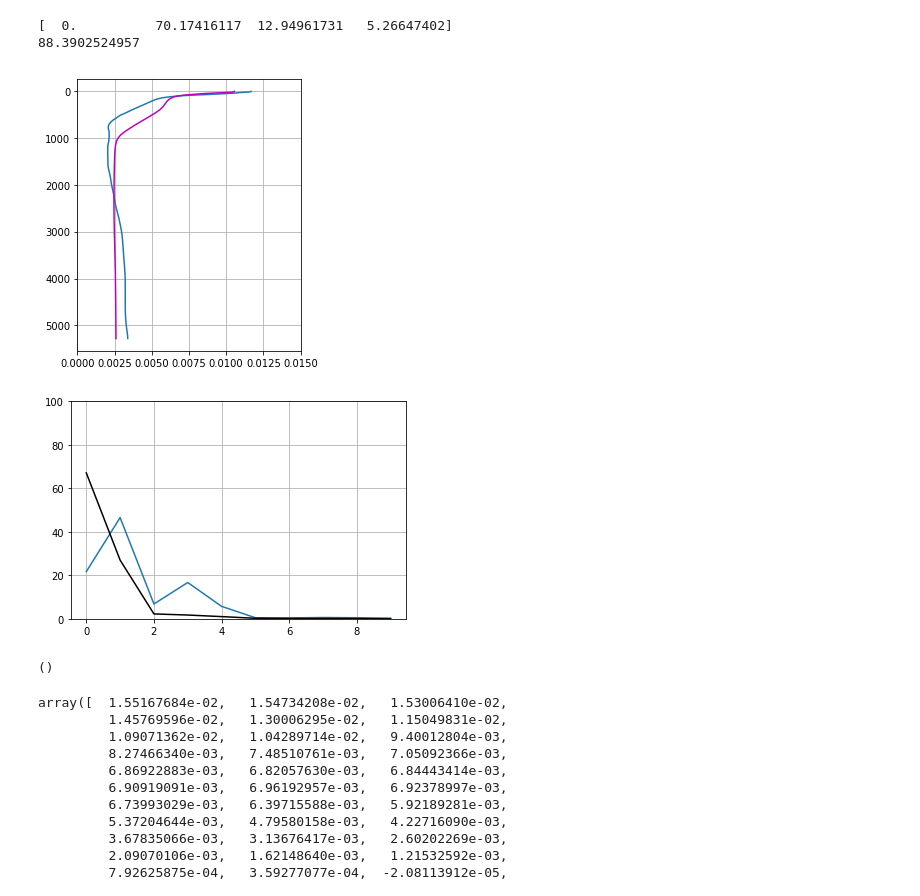
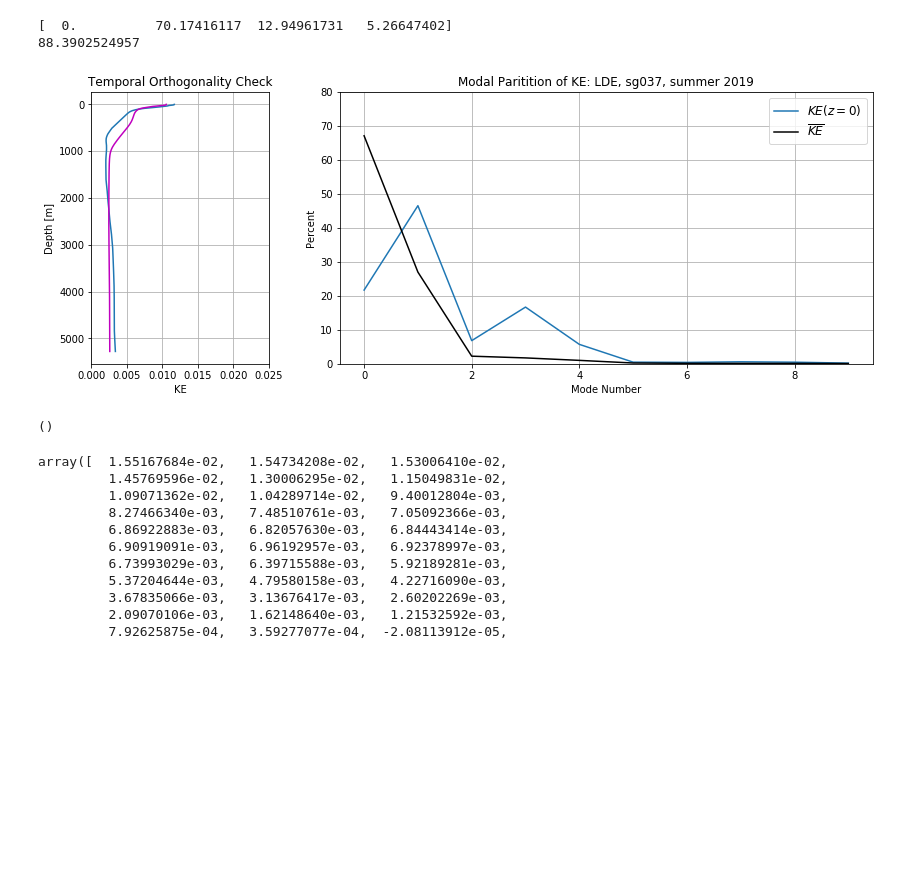
Before and after one commit to jakesteinberg/geostrophic_turbulence, a Jupyter notebook: bermuda_dg037_2019_mode_projections.ipynb, the cells around one changed output. Drawn from its saved outputs; the diff is of its cells as text; code cells hidden in the pictures; blank space fills up the shorter version.

Commit message:
ke fraction at the surface and older backup

```diff
--- a/bermuda_dg037_2019_mode_projections.ipynb
+++ b/bermuda_dg037_2019_mode_projections.ipynb
@@ -892,24 +888,34 @@ T_1 = np.nanmean(np.squeeze(np.nansum(mm, axis=2)**2), axis=0)
 T_2 = np.nanmean(mm2, axis=0)
 T_2_check = np.nanmean(np.nansum(mm2, axis=2), axis=0)
 # %%
-matplotlib.rcParams['figure.figsize'] = (4,5)
-f, ax = plt.subplots()
-ax.plot(T_1, grid)
-ax.plot(T_2_check, grid, color='m')
-ax.set_xlim([0, 0.015])
-ax.invert_yaxis()
+from matplotlib import gridspec
+fig0 = plt.figure(figsize=(14, 5))
+gs = gridspec.GridSpec(1, 2, width_ratios=[1, 3])
+ax0 = plt.subplot(gs[0])
+ax = plt.subplot(gs[1])
+
+ax0.plot(T_1, grid)
+ax0.plot(T_2_check, grid, color='m')
+ax0.set_xlim([0, 0.025])
+ax0.set_ylabel('Depth [m]')
+ax0.set_xlabel('KE')
+ax0.set_title('Temporal Orthogonality Check')
+ax0.invert_yaxis()
+ax0.grid()
+
+ax.plot(np.arange(0, 10), 100*T_2[0, 0:10]/np.nansum(T_2[0, :]), label=r'$KE(z=0)$')
+T_2_mean = np.nanmean(T_2, axis=0)
+ax.plot(np.arange(0, 10), 100*(T_2_mean[0:10]/np.nansum(T_2_mean)), color='k', label=r'$\overline{KE}$')
+ax.set_xlabel('Mode Number')
+ax.set_ylabel('Percent')
+ax.set_title('Modal Paritition of KE: LDE, sg037, summer 2019')
+handles, labels = ax.get_legend_handles_labels()
+ax.legend(handles, labels, fontsize=12)
+ax.set_ylim([0, 80])
 plot_pro(ax)
-
-matplotlib.rcParams['figure.figsize'] = (6,4)
-f, ax = plt.subplots()
-ax.plot(np.arange(0, 10), 100*T_2[0, 0:10]/np.nansum(T_2[0, :]))
-T_2_mean = np.nanmean(T_2, axis=0)
-ax.plot(np.arange(0, 10), 100*(T_2_mean[0:10]/np.nansum(T_2_mean)), color='k')
-ax.set_ylim([0, 100])
-plot_pro(ax)
+# fig0.savefig("/Users/jake/Documents/baroclinic_modes/dissertation/dg_lde_surface_ke.jpg", dpi=300)
 # %% [output]
-[figure, old version]
+[figure, new version]
-[figure, removed]
 ()
 # %%
 np.sum(100*T_2[0, 0:5]/np.nansum(T_2[0, :]))
```
Also changed, not shown: parts of 4 cells of this notebook, 4 other files.
